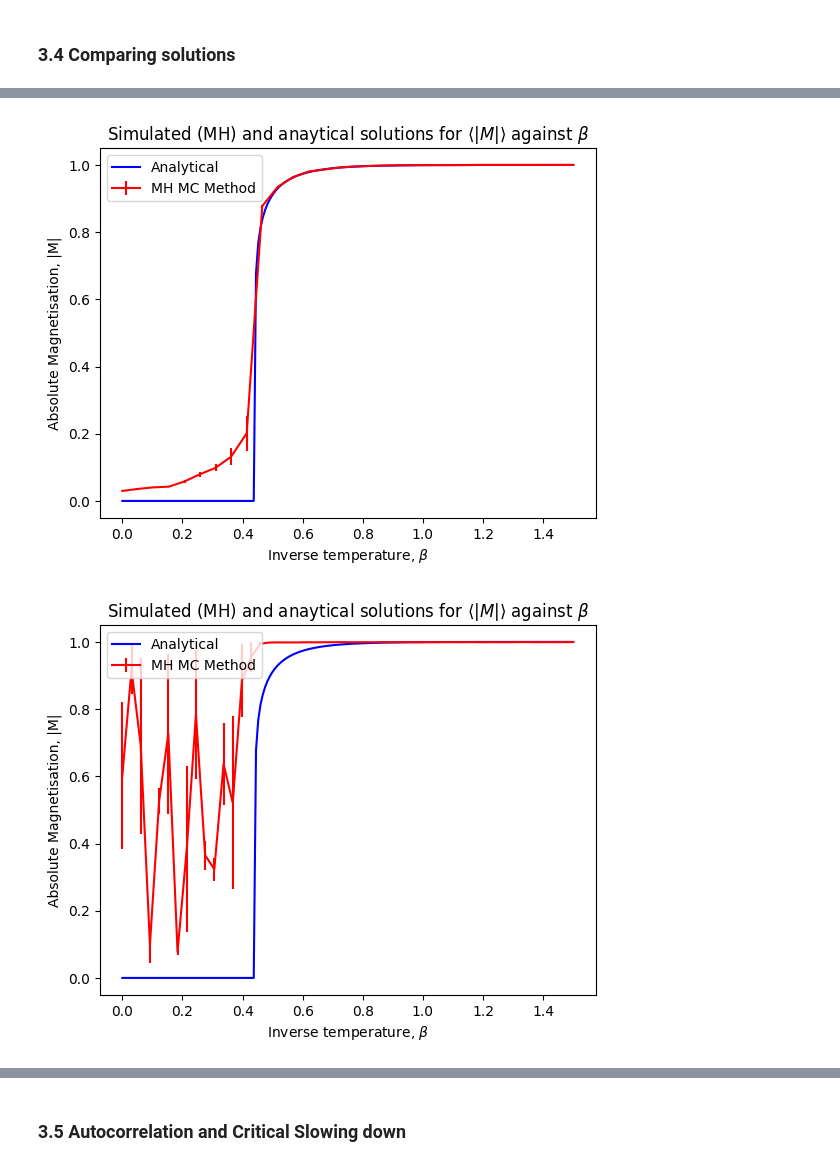
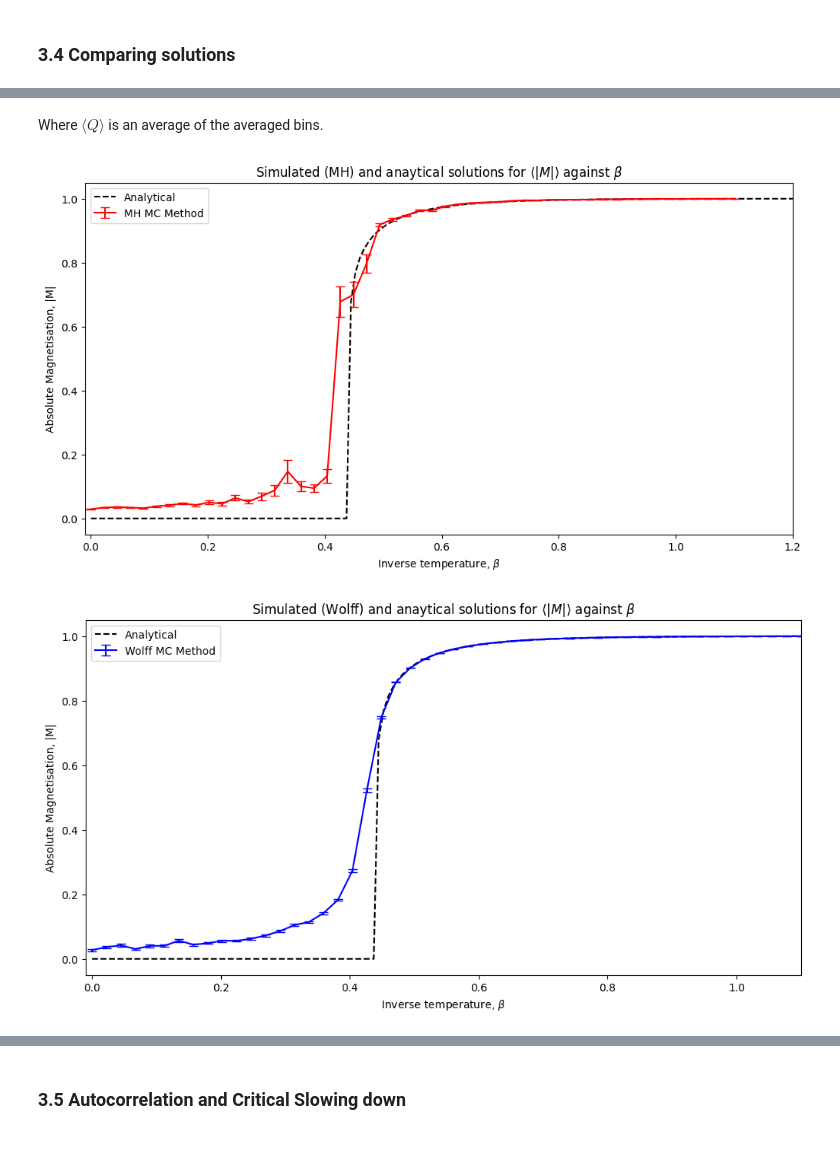
Before and after one commit to tdeng455/Part-II-Computational-Physics-Project, a Jupyter notebook: workbook.ipynb, the cells around one changed output, grey strips where cells are left out. Cells and saved outputs as stored; diff of their text form; code cells hidden in the pictures.

```diff
--- a/workbook.ipynb
+++ b/workbook.ipynb
@@ -505,29 +504,33 @@ plt.show()
+# %% [markdown]
+Where $\langle Q \rangle$ is an average of the averaged bins.
 # %%
-MH_data2 = np.load('MH_onsager_good.npy')
+MH_data2 = np.load('MH_onsager_data.npy')
 analytical_data = np.load('analytical_onsager_data.npy')
 
-fig = plt.figure()
-plt.plot(analytical_data[0], analytical_data[1], label='Analytical', color='b')
-plt.errorbar(MH_data2[0], MH_data2[1], yerr=MH_data2[2], label='MH MC Method', color='red')
+fig = plt.figure(figsize=(12,6))
+plt.plot(analytical_data[0], analytical_data[1], label='Analytical', color='black', linestyle='--')
+plt.errorbar(MH_data2[0], MH_data2[1], yerr=MH_data2[2], label='MH MC Method', color='red',capsize=4)
+plt.xlim(-0.01,1.2)
 plt.xlabel (r'Inverse temperature, $\beta$')
 plt.ylabel ('Absolute Magnetisation, |M|')
 plt.legend(loc='upper left')
 plt.title(r'Simulated (MH) and anaytical solutions for $\langle |M| \rangle$ against $\beta$')
 plt.show()
 # %% [output]
-[figure, old version]
+[figure, new version]
 # %%
-MH_data = np.load('MH_onsager_data.npy')
+wolff_data = np.load('wolff_onsager_data.npy')
 analytical_data = np.load('analytical_onsager_data.npy')
 
-fig = plt.figure()
-plt.plot(analytical_data[0], analytical_data[1], label='Analytical', color='b')
-plt.errorbar(MH_data[0], MH_data[1], yerr=MH_data[2], label='MH MC Method', color='red')
+fig = plt.figure(figsize=(12,6))
+plt.plot(analytical_data[0], analytical_data[1], label='Analytical', color='black', linestyle='--')
+plt.errorbar(wolff_data[0], wolff_data[1], yerr=wolff_data[2], label='Wolff MC Method', color='blue', capsize=4)
+plt.xlim(-0.01,1.1)
 plt.xlabel (r'Inverse temperature, $\beta$')
 plt.ylabel ('Absolute Magnetisation, |M|')
 plt.legend(loc='upper left')
-plt.title(r'Simulated (MH) and anaytical solutions for $\langle |M| \rangle$ against $\beta$')
+plt.title(r'Simulated (Wolff) and anaytical solutions for $\langle |M| \rangle$ against $\beta$')
 plt.show()
 # %% [output]
-[figure, old version]
+[figure, new version]
 # %%
```
Also changed, not shown: parts of 27 cells of this notebook, 34 other files.
